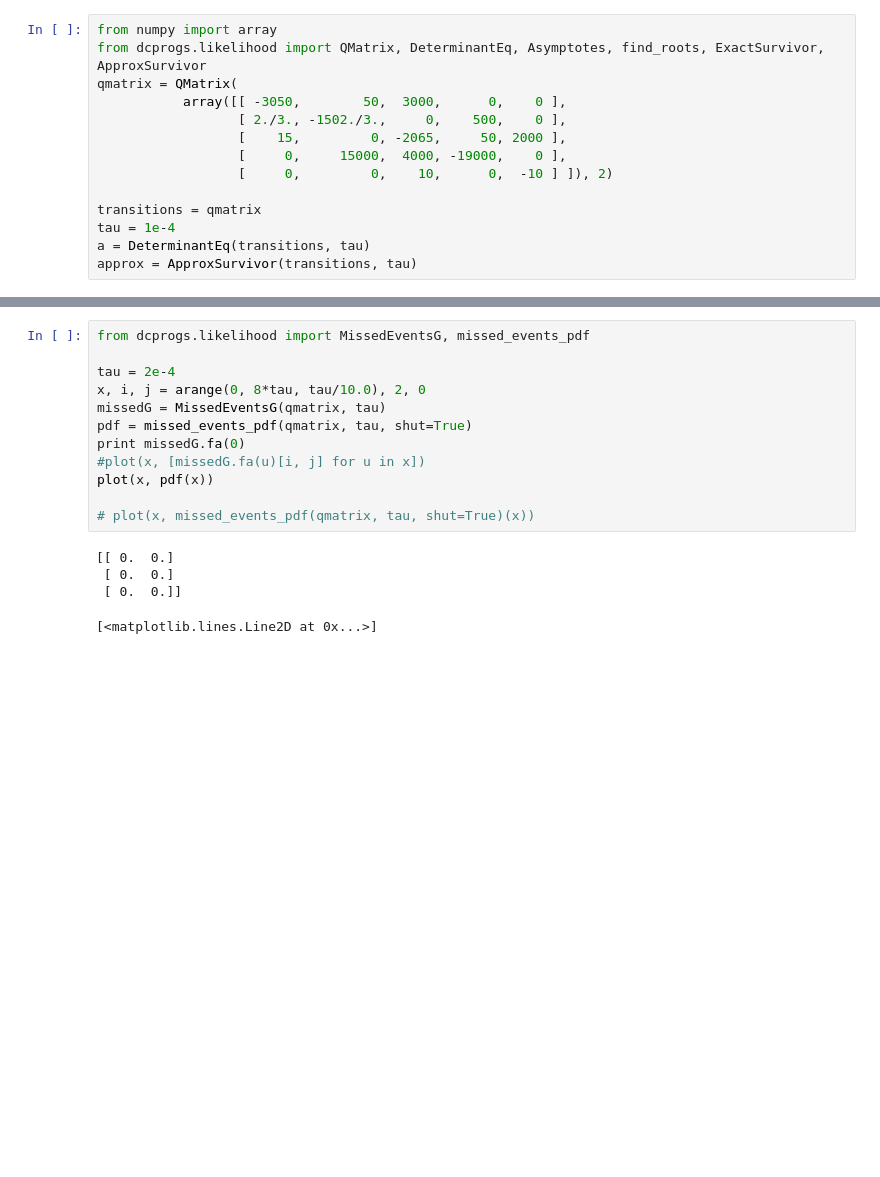
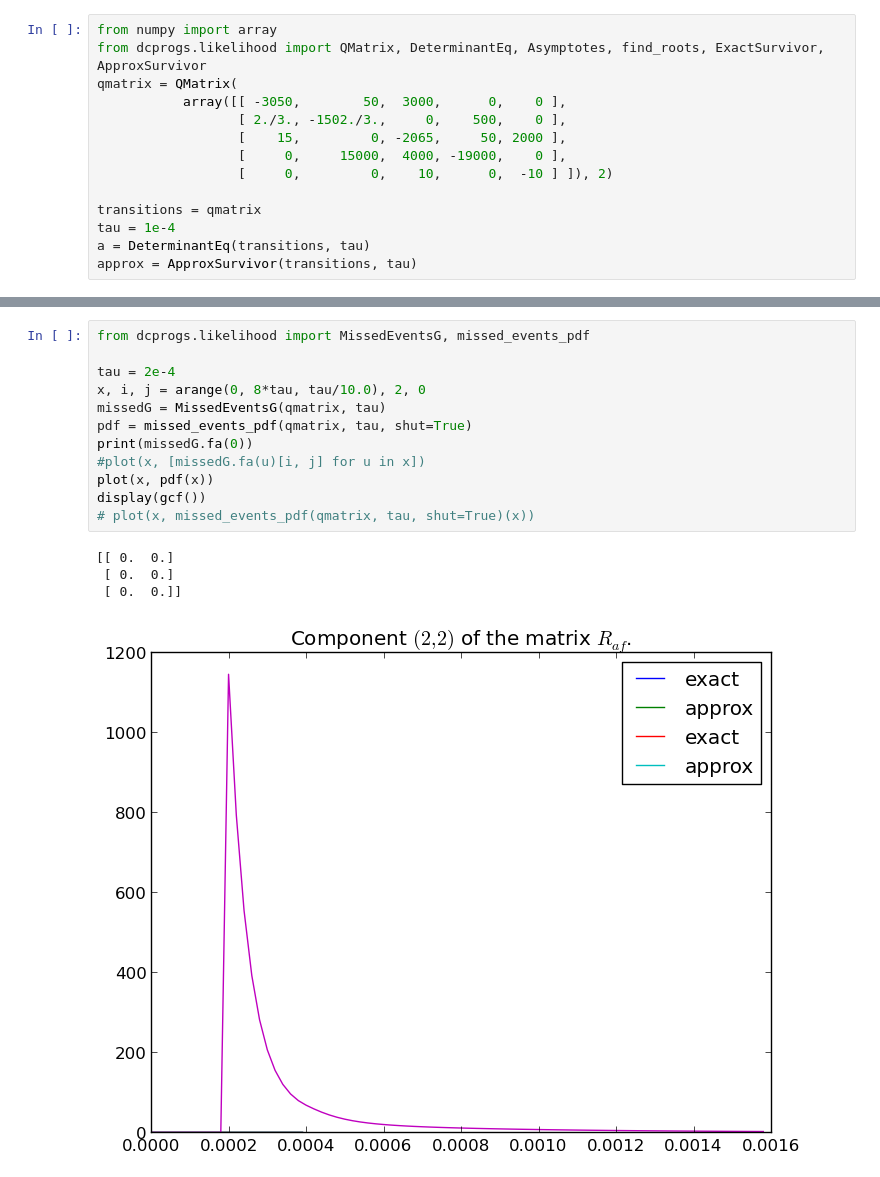
Before and after one commit to DCPROGS/HJCFIT, a Jupyter notebook: exploration/approx_survivor.ipynb, the cells around one changed output, grey strips where cells are left out. Cells and saved outputs as stored; diff of their text form; blank space fills up the shorter version.

```diff
--- a/exploration/approx_survivor.ipynb
+++ b/exploration/approx_survivor.ipynb
@@ -29,20 +30,20 @@ legend()
 # %%
 from dcprogs.likelihood import MissedEventsG, missed_events_pdf
 
 tau = 2e-4
 x, i, j = arange(0, 8*tau, tau/10.0), 2, 0
 missedG = MissedEventsG(qmatrix, tau)
 pdf = missed_events_pdf(qmatrix, tau, shut=True)
-print missedG.fa(0)
+print(missedG.fa(0))
 #plot(x, [missedG.fa(u)[i, j] for u in x])
 plot(x, pdf(x))
-
+display(gcf())
 # plot(x, missed_events_pdf(qmatrix, tau, shut=True)(x))
 # %% [output]
 [[ 0.  0.]
  [ 0.  0.]
  [ 0.  0.]]
-[<matplotlib.lines.Line2D at 0x...>]
+[figure, added]
 # %%
 def create_derivative(qmatrix, tau):
     from numpy import identity, dot
```
Also changed, not shown: parts of 2 cells of this notebook, 22 other files.
